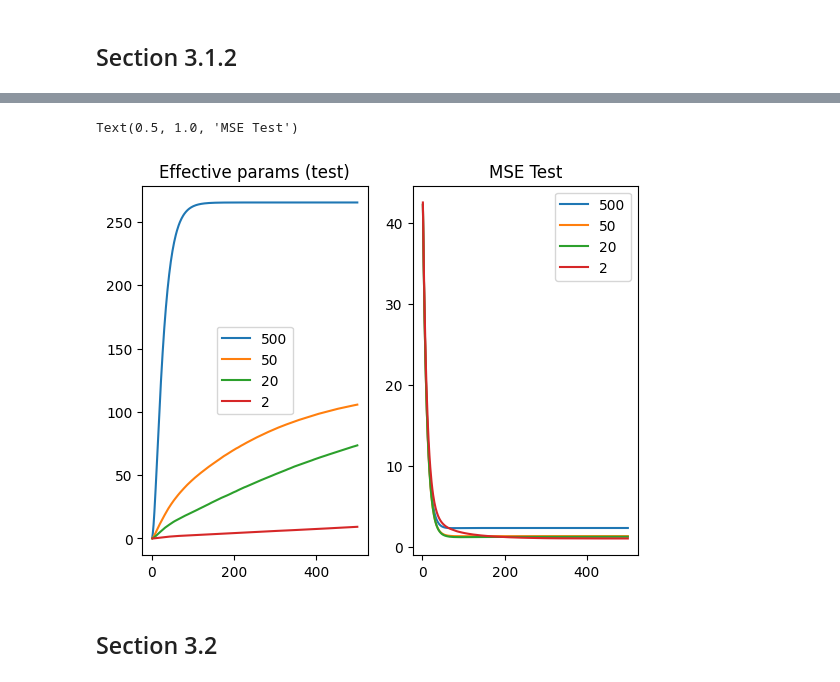
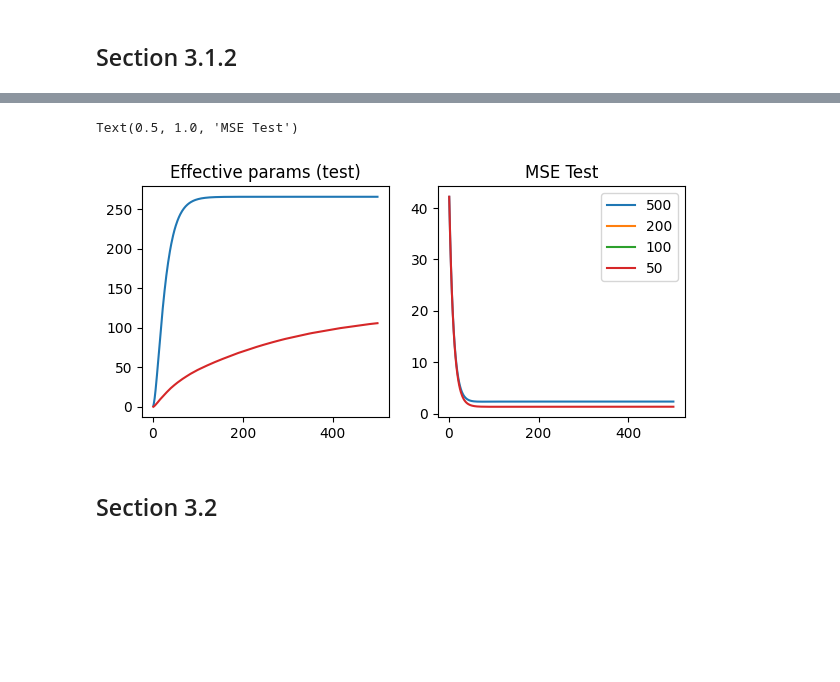
Before and after one commit to AliciaCurth/understanding-random-forests, a Jupyter notebook: replicate_experiments_sim.ipynb, the cells around one changed output, grey strips where cells are left out. Drawn from its saved outputs; the diff is of its cells as text; code cells hidden in the pictures; blank space fills up the shorter version.

```diff
--- a/replicate_experiments_sim.ipynb
+++ b/replicate_experiments_sim.ipynb
@@ -16,5 +22,5 @@ features = [1., .8, .6, .4, .2]
 # %%
 configs=[{'bootstrap': False, 'n_estimators': 50, 'max_leaf_nodes':500, 'max_features': x} for x in features]
 
-res = run_simulated_experiments('vary_features', configs, n_reps=3)
+res = run_simulated_experiments(file_name='vary_features', configs=configs, n_seeds=n_seeds)
 # %% [output]
@@ -58,7 +63,7 @@ depths = [500, 200, 100, 50]
 # %%
+# experiment varying the depths of forests
 configs=[{'bootstrap': False, 'n_estimators': 50, 'max_leaf_nodes':x, 'max_features': 1/3} for x in depths]
-
-res = run_simulated_experiments('vary_depths', configs, n_reps=3)
+res = run_simulated_experiments(file_name='vary_depths', configs=configs, n_seeds=n_seeds)
 # %% [output]
 Running forest experiment with seed 1, n_estimators 50, max features 0.3333333333333333, bootstrap False and max_leaf_nodes 500.
 Running forest experiment with seed 1, n_estimators 50, max features 0.3333333333333333, bootstrap False and max_leaf_nodes 200.
@@ -93,9 +99,9 @@ Text(0.5, 1.0, 'MSE Test')
-# %%
-depths = [500, 50, 20, 2]
 # %%
-configs=[{ 'n_estimators': 500, 'max_leaf_nodes':x, 'learning_rate': .05} for x in depths]
+# experiment varying the depths of boosted trees
+boosting_depths = [500, 50, 20, 2]
+configs=[{ 'n_estimators': 500, 'max_leaf_nodes':x, 'learning_rate': .05} for x in boosting_depths]
 
-res = run_simulated_experiments('vary_depths', configs, n_reps=3, boosting=True)
+res = run_simulated_experiments(file_name='vary_depths_boosting', configs=configs, n_seeds=n_seeds, boosting=True)
 # %% [output]
 Running boosting experiment with seed 1, n_estimators 500, learning rate 0.05 and max_leaf_nodes 500.
 Running boosting experiment with seed 1, n_estimators 500, learning rate 0.05 and max_leaf_nodes 50.
@@ -111,22 +117,23 @@ Running boosting experiment with seed 3, n_estimators 500, learning rate 0.05 an
 Running boosting experiment with seed 3, n_estimators 500, learning rate 0.05 and max_leaf_nodes 2.
 # %%
 res_mean = res.groupby(['max_leaf_nodes', 'n_estimators'])[['mse_test', 'ep_train', 'ep_test']].mean().reset_index()
+
+plt.figure(figsize=(7, 3))
 plt.subplot(1, 2, 1)
 for d in depths:
     res_sel = res_mean[res_mean['max_leaf_nodes']==d]
     plt.plot(res_sel['n_estimators'], res_sel['ep_test'], label=f'{d}')
-plt.legend()
 plt.title('Effective params (test)')
 
 plt.subplot(1, 2, 2)
 for d in depths:
     res_sel = res_mean[res_mean['max_leaf_nodes']==d]
     plt.plot(res_sel['n_estimators'], res_sel['mse_test'], label=f'{d}')
 plt.legend()
 plt.title('MSE Test')
 # %% [output]
 Text(0.5, 1.0, 'MSE Test')
-[figure, old version]
+[figure, new version]
 # %% [markdown]
 ## Section 3.2
 # %%
```
Also changed, not shown: parts of 17 cells of this notebook, 3 other files.
